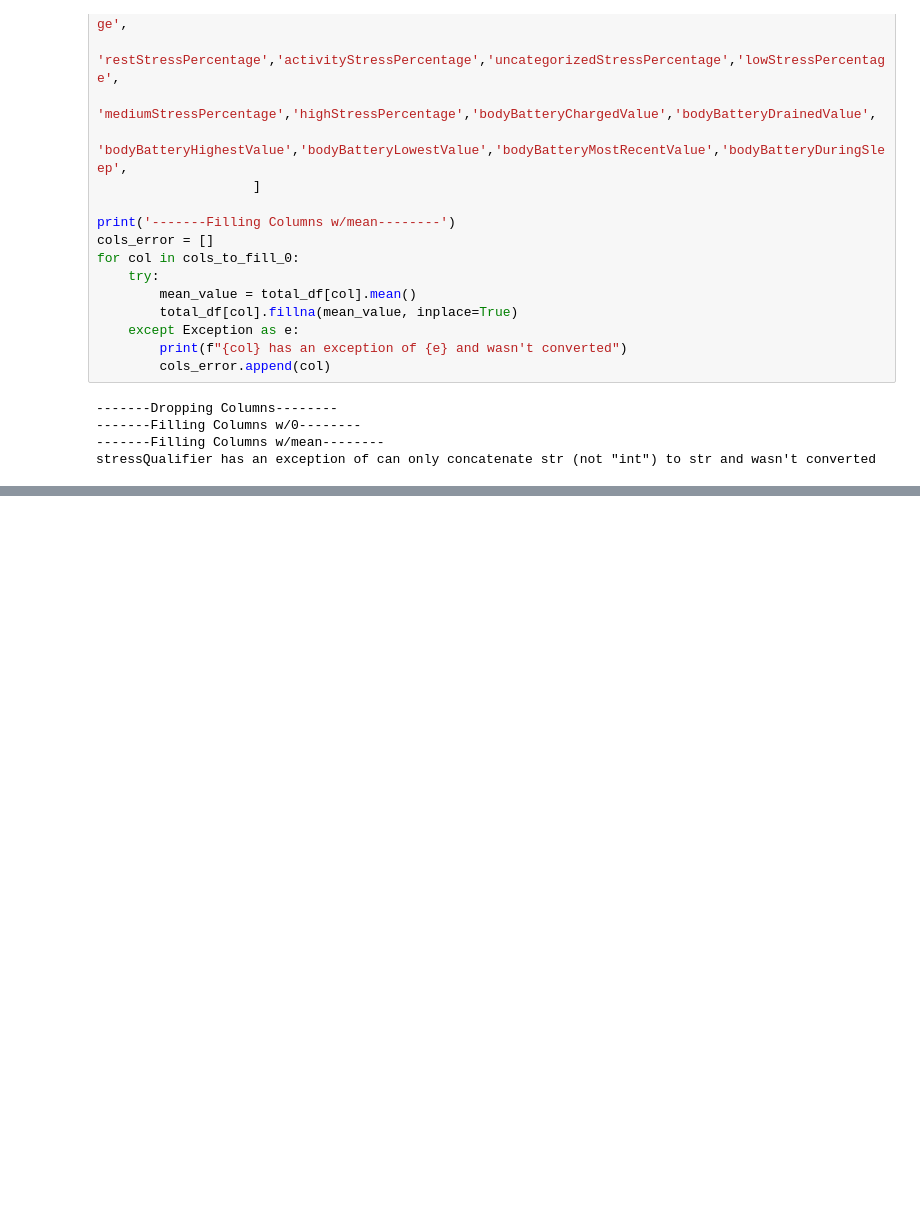
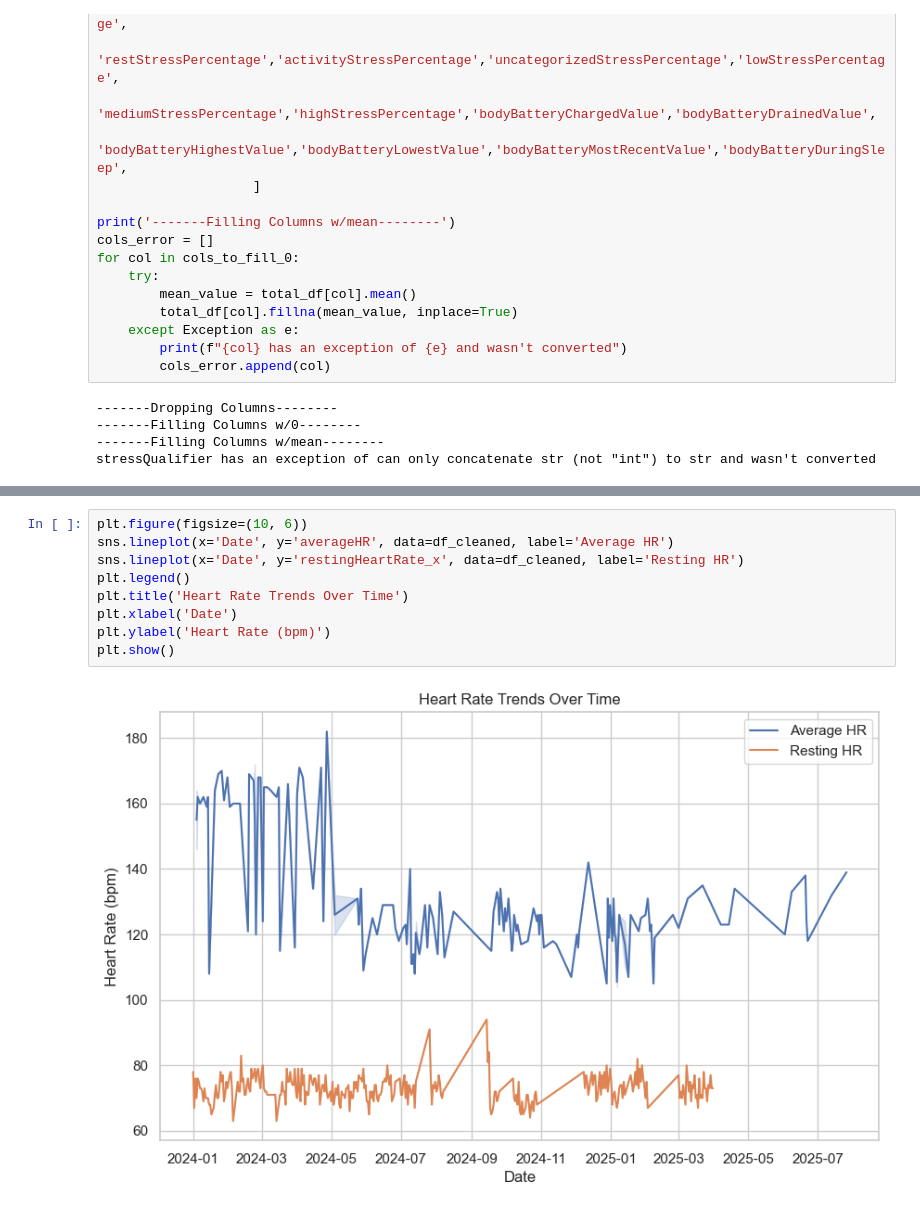
Before and after one commit to racurry1993/HealthData, a Jupyter notebook: Compilation_Garmin_Data.ipynb, the cells around one changed output, grey strips where cells are left out. Drawn from its saved outputs; the diff is of its cells as text; blank space fills up the shorter version.

```diff
--- a/Compilation_Garmin_Data.ipynb
+++ b/Compilation_Garmin_Data.ipynb
@@ -792,0 +791,11 @@ plot_with_highlights(
+# %%
+plt.figure(figsize=(10, 6))
+sns.lineplot(x='Date', y='averageHR', data=df_cleaned, label='Average HR')
+sns.lineplot(x='Date', y='restingHeartRate_x', data=df_cleaned, label='Resting HR')
+plt.legend()
+plt.title('Heart Rate Trends Over Time')
+plt.xlabel('Date')
+plt.ylabel('Heart Rate (bpm)')
+plt.show()
+# %% [output]
+[figure, added]
```
Also changed, not shown: parts of 22 cells of this notebook, 6 other files.
